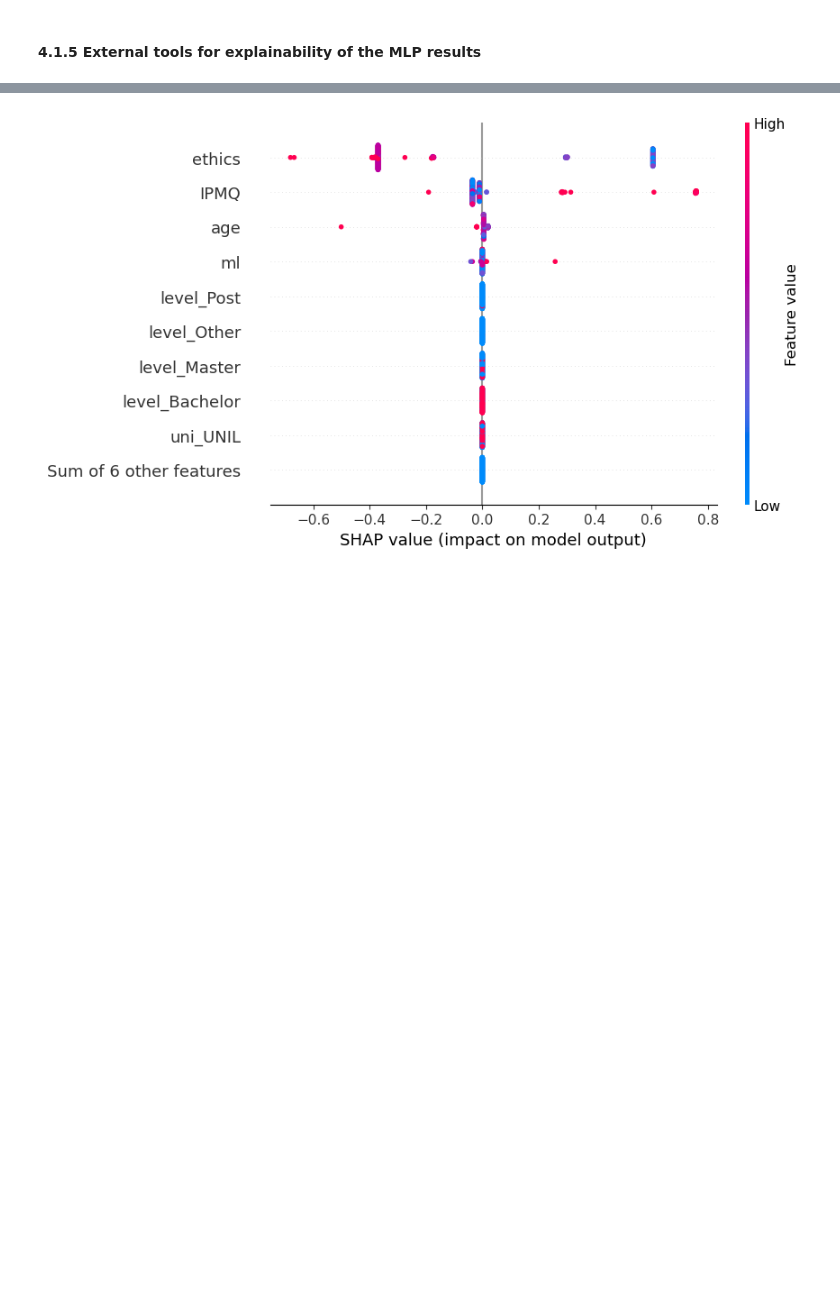
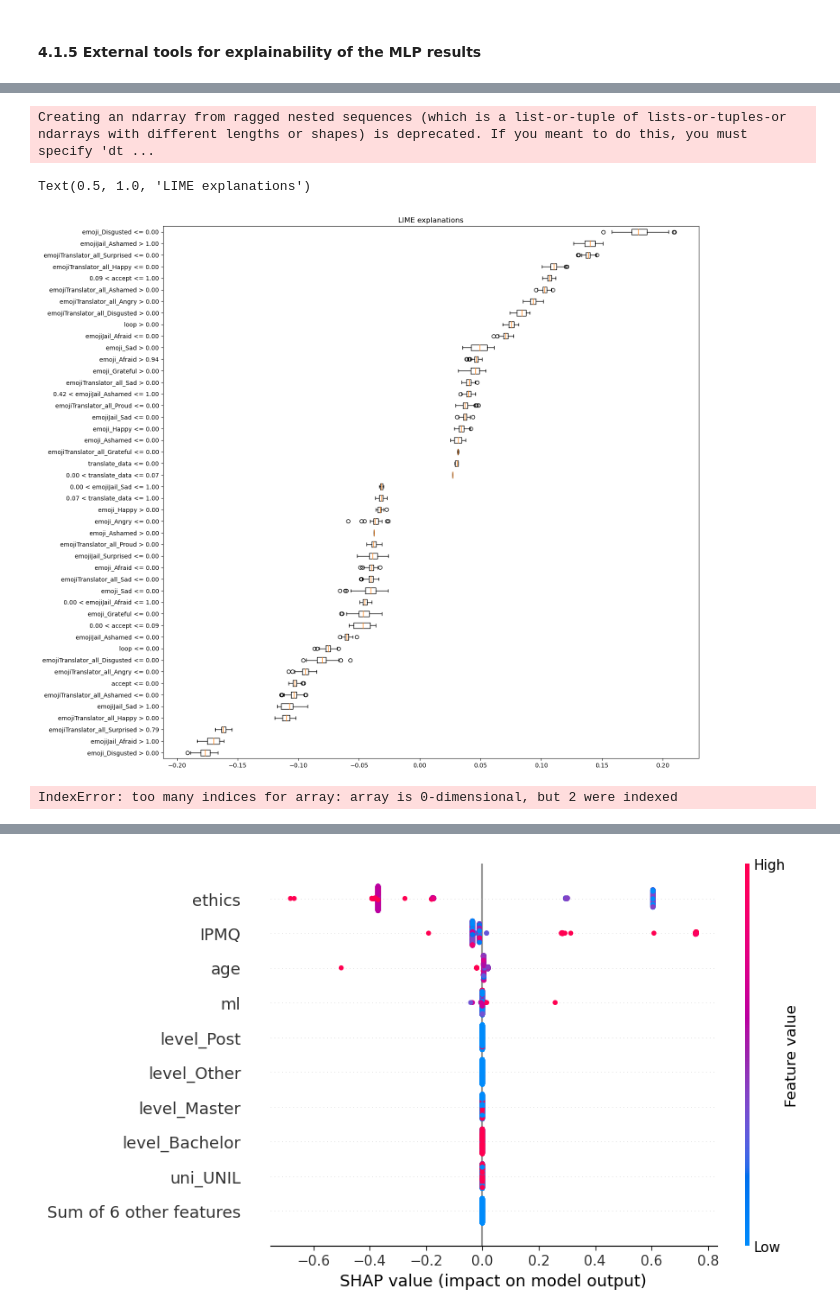
Before and after one commit to jeanknubel/ML4ED_Internship, a Jupyter notebook: notebooks/data_processing.ipynb, the cells around one changed output, grey strips where cells are left out. Saved outputs shown, nothing was run; the diff lists cells and outputs as text; code cells hidden in the pictures; blank space fills up the shorter version.

```diff
--- a/notebooks/data_processing.ipynb
+++ b/notebooks/data_processing.ipynb
@@ -346,0 +348,31 @@ NotImplementedError: LIME does not currently support classifier models without p
+# %%
+#lime
+X = X_train.astype('float32')
+
+explainer = lime_tabular.LimeTabularExplainer(np.array(X), mode='classification', feature_names=data.iloc[:, :-1].columns)
+
+explanations = {}
+
+for i in range(len(X)):
+    expl = explainer.explain_instance(X.iloc[i], model_mlp.predict_proba, num_features=15)
+    for exp in expl.as_list():
+        l = explanations.setdefault(exp[0], [])
+        l.append(exp[1])
+        explanations[exp[0]] = l
+    """
+    for name, val in expl.as_list():
+        j = 0
+        for c in name:
+            if not c.isalpha():
+                j += 1
+            else:
+                break
+        res.append([name[j:], val])
+    res = np.array(res)
+
+    m = np.argsort(res[:, 0])
+    explan = res[m][:, 1].astype('float32')
+    explan = np.abs(explan)
+    explanations[i] = explan
+    """
+explanations
@@ -346,0 +414,24 @@ NotImplementedError: LIME does not currently support classifier models without p
+# %%
+test = np.array(list(explanations.items()))
+"""
+plt.figure(figsize=(16, 16))
+plt.boxplot(test[:, 1], labels=test[:, 0], vert=False)
+plt.title('LIME explanations')
+"""
+a = np.array(list(explanations.items()), dtype='object')
+a[:, 1]
+b = [ sum(x) / len(x) for x in a[:, 1]]
+m = np.argsort(b)
+plt.figure(figsize=(16, 16))
+plt.boxplot(test[:, 1][m], labels=test[:, 0][m], vert=False)
+plt.title('LIME explanations')
+# %% [output]
+Creating an ndarray from ragged nested sequences (which is a list-or-tuple of lists-or-tuples-or ndarrays with different lengths or shapes) is deprecated. If you meant to do this, you must specify 'dt ...
+Text(0.5, 1.0, 'LIME explanations')
+[figure, added]
+# %%
+test = np.array(explanations.items()))
+
+test[:, 1].mean(axis=1).shape
+# %% [output]
+IndexError: too many indices for array: array is 0-dimensional, but 2 were indexed
```
Also changed, not shown: parts of 20 cells of this notebook, 3 other files.
